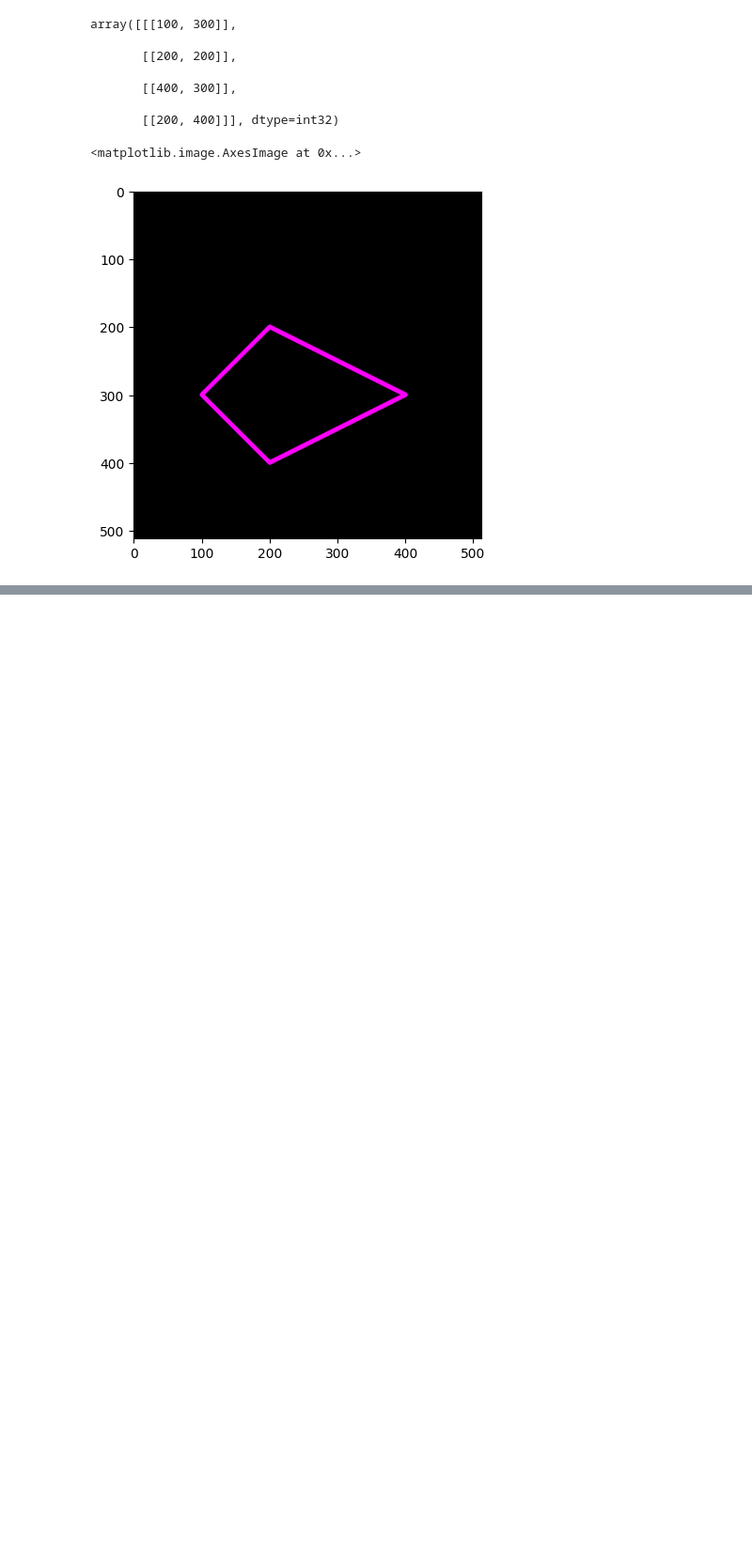
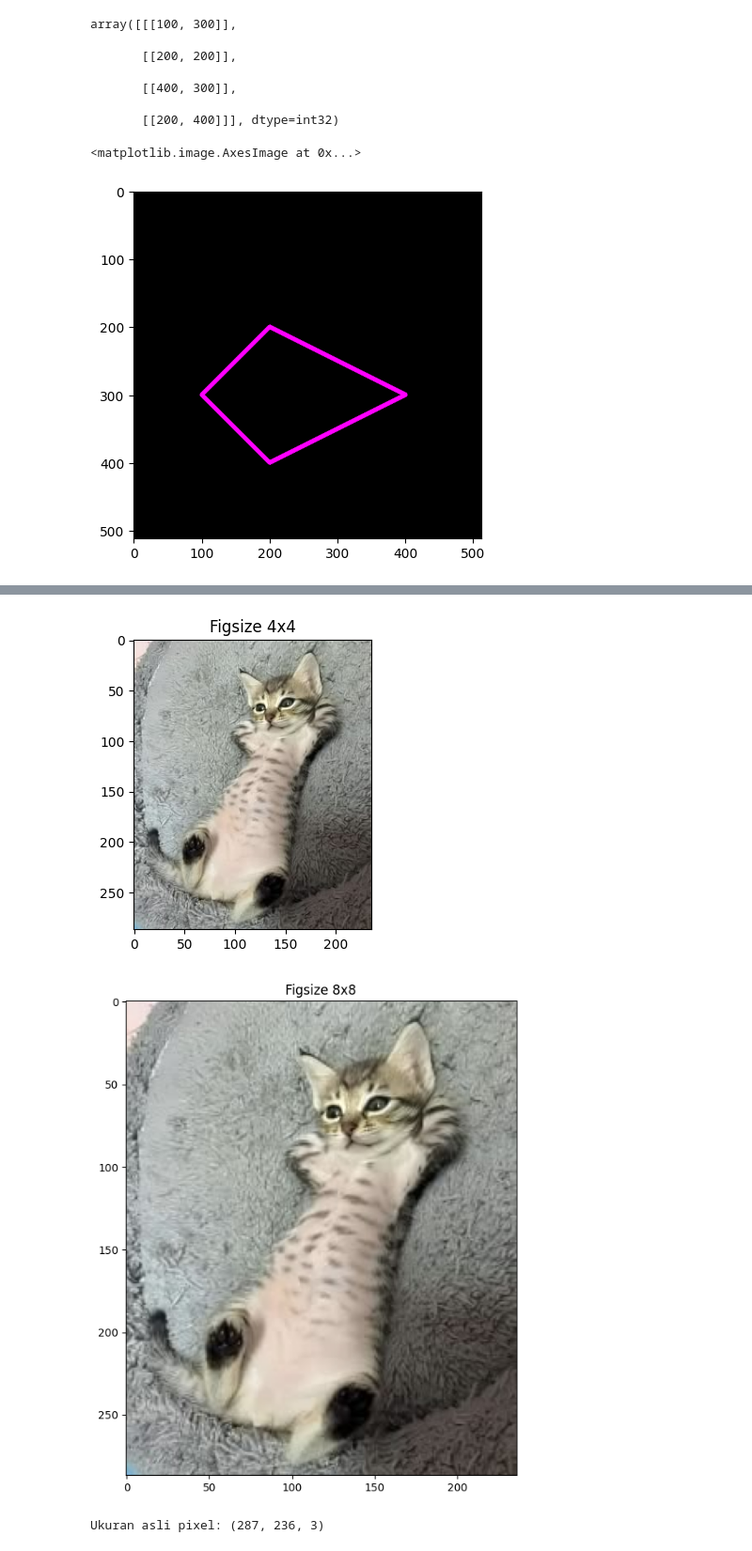
Before and after one commit to sayevvv/PCVK_2025, a Jupyter notebook: Modul2.ipynb, the cells around one changed output, grey strips where cells are left out. Shown at 94% size. Saved outputs shown, nothing was run; the diff lists cells and outputs as text; code cells hidden in the pictures; blank space fills up the shorter version.

```diff
--- a/Modul2.ipynb
+++ b/Modul2.ipynb
@@ -151,0 +190,25 @@ plt.imshow(black_img2)
+# %%
+#Dengan menggunakan figsize, perhatikan apakah ukuran image pixelnya juga berubah?
+import matplotlib.pyplot as plt
+import cv2
+
+# Baca gambar
+img = cv2.imread('/content/drive/MyDrive/PCVK/Images/kitten.jpg')  # Ganti dengan nama file Anda
+img_rgb = cv2.cvtColor(img, cv2.COLOR_BGR2RGB)
+
+# Menampilkan dengan figsize berbeda
+plt.figure(figsize=(4,4))
+plt.imshow(img_rgb)
+plt.title("Figsize 4x4")
+plt.show()
+
+plt.figure(figsize=(8,8))
+plt.imshow(img_rgb)
+plt.title("Figsize 8x8")
+plt.show()
+
+print("Ukuran asli pixel:", img_rgb.shape)
+# %% [output]
+[figure, added]
+[figure, added]
+Ukuran asli pixel: (287, 236, 3)
```
Also changed, not shown: parts of 13 cells of this notebook.
